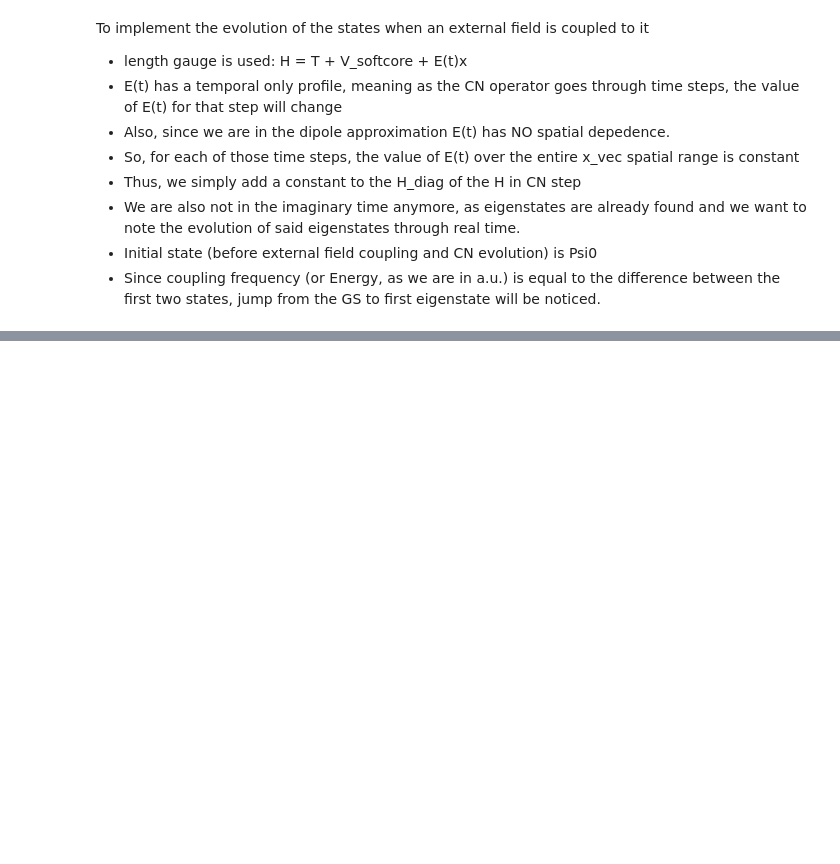
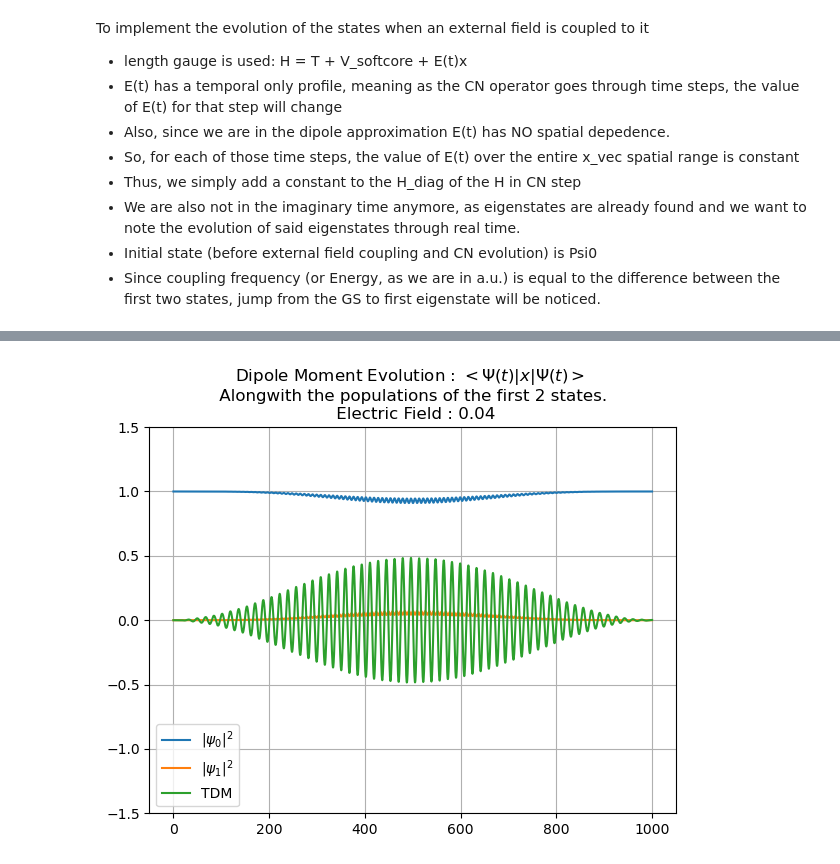
Before and after one commit to SoumyajeetMazumdar/CQMPP, a Jupyter notebook: EXAM/2_coupling_with_E_field.ipynb, the cells around one changed output, grey strips where cells are left out. Saved outputs shown, nothing was run; the diff lists cells and outputs as text; code cells hidden in the pictures; blank space fills up the shorter version.

```diff
--- a/EXAM/2_coupling_with_E_field.ipynb
+++ b/EXAM/2_coupling_with_E_field.ipynb
@@ -131,7 +137,9 @@ populations1 = np.zeros_like(t_vec)
 populations2 = np.zeros_like(t_vec)
 populations3 = np.zeros_like(t_vec)
 
-
+dipole_moment = np.zeros_like(t_vec)
+dipole_moment01 = np.zeros_like(t_vec)
+dipole_moment10 = np.zeros_like(t_vec)
 
 for iter in range(t_vec.size):
     E_t = E_t_vec[iter] # choosing the field value corresponding to the current time step
@@ -151,4 +159,8 @@ for iter in range(t_vec.size):
     populations1[iter] = project(psi1, psi, x_vec) * np.conj(project(psi1, psi, x_vec))
     populations2[iter] = project(psi2, psi, x_vec) * np.conj(project(psi2, psi, x_vec))
     populations3[iter] = project(psi3, psi, x_vec) * np.conj(project(psi3, psi, x_vec))
+
+    dipole_moment[iter] = project(psi, x_vec*psi, x_vec)
+    dipole_moment01[iter] = project(psi0, x_vec * psi1, x_vec)
+    dipole_moment10[iter] = project(psi1, x_vec * psi0, x_vec)
 # %%
@@ -164,0 +186,16 @@ plt.legend()
+# %%
+# dipole moment evolution plot
+plt.subplots(figsize=(6, 5))
+plt.plot(t_vec, populations0, label = "$|\psi_0|^2$")
+plt.plot(t_vec, populations1, label = "$|\psi_1|^2$")
+# plt.plot(t_vec, populations2, label = "$|\psi_2|^2$")
+plt.plot(t_vec, dipole_moment, label = "TDM")
+plt.ylim(-1.5, 1.5)
+plt.grid(True)
+plt.legend()
+plt.title(f"Dipole Moment Evolution : $<\Psi(t)|x|\Psi(t)>$ \n Alongwith the populations of the first 2 states. \n Electric Field : {E0}")
+plt.tight_layout()
+plt.show()
+plt.close()
+# %% [output]
+[figure, added]
```
Also changed, not shown: parts of 5 cells of this notebook, 6 other files.
